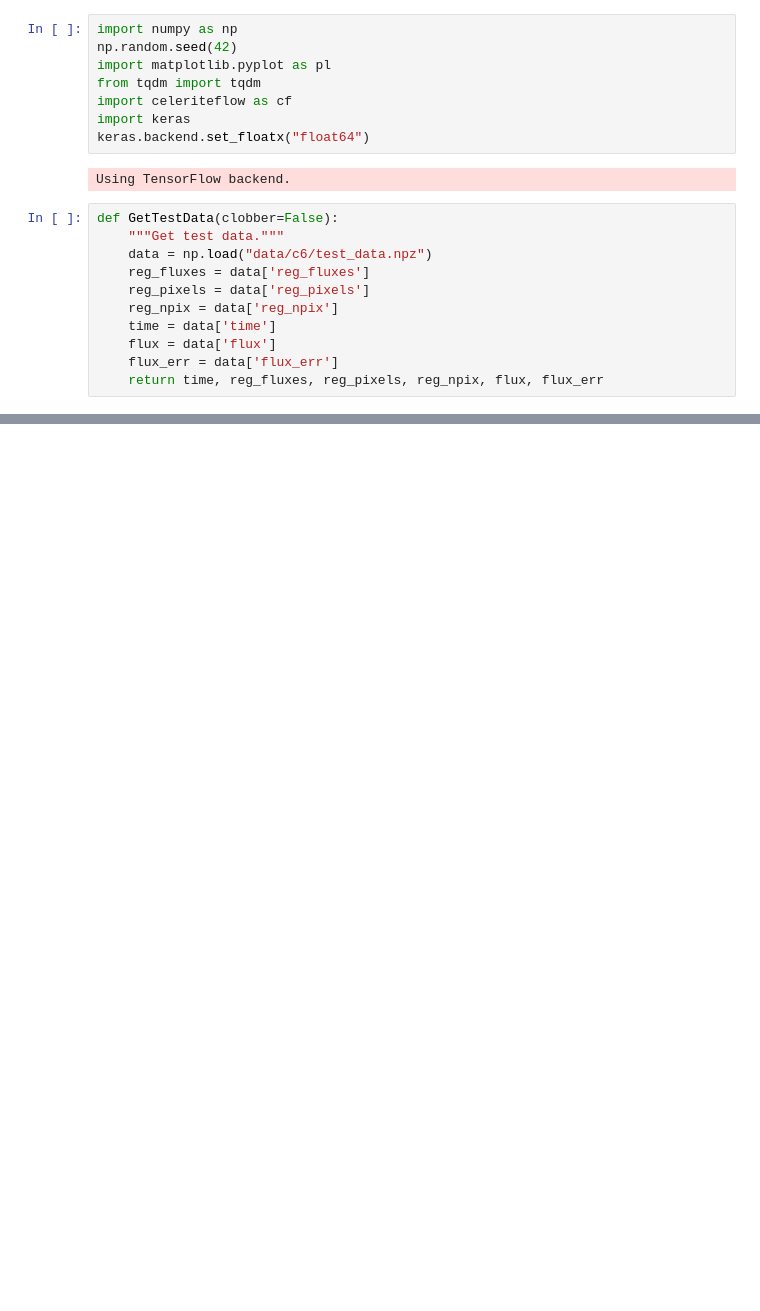
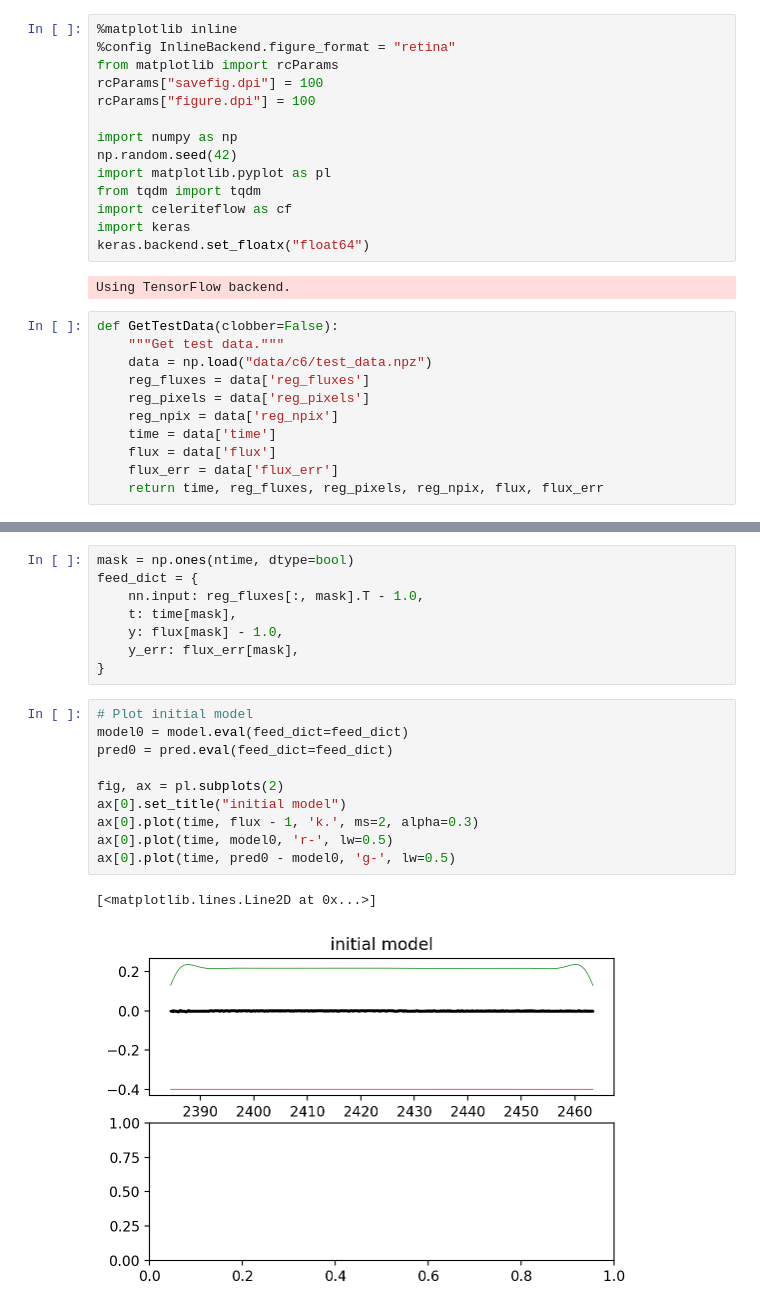
Before and after one commit to rodluger/L1, a Jupyter notebook: test.ipynb, the cells around one changed output, grey strips where cells are left out. Cells and saved outputs as stored; diff of their text form; blank space fills up the shorter version.

```diff
--- a/test.ipynb
+++ b/test.ipynb
@@ -1,4 +1,10 @@
 # %%
+%matplotlib inline
+%config InlineBackend.figure_format = "retina"
+from matplotlib import rcParams
+rcParams["savefig.dpi"] = 100
+rcParams["figure.dpi"] = 100
+
 import numpy as np
 np.random.seed(42)
 import matplotlib.pyplot as pl
@@ -154,0 +119,21 @@ ax[1].plot(time, flux - model.eval(feed_dict=feed_dict), 'k.', ms=2, alpha=0.3)
+# %%
+mask = np.ones(ntime, dtype=bool)
+feed_dict = {
+    nn.input: reg_fluxes[:, mask].T - 1.0,
+    t: time[mask],
+    y: flux[mask] - 1.0,
+    y_err: flux_err[mask],
+}
+# %%
+# Plot initial model
+model0 = model.eval(feed_dict=feed_dict)
+pred0 = pred.eval(feed_dict=feed_dict)
+
+fig, ax = pl.subplots(2)
+ax[0].set_title("initial model")
+ax[0].plot(time, flux - 1, 'k.', ms=2, alpha=0.3)
+ax[0].plot(time, model0, 'r-', lw=0.5)
+ax[0].plot(time, pred0 - model0, 'g-', lw=0.5)
+# %% [output]
+[<matplotlib.lines.Line2D at 0x...>]
+[figure, added]
```
Also changed, not shown: parts of 8 cells of this notebook.
